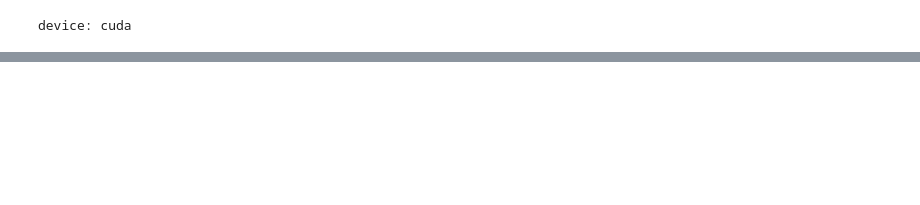
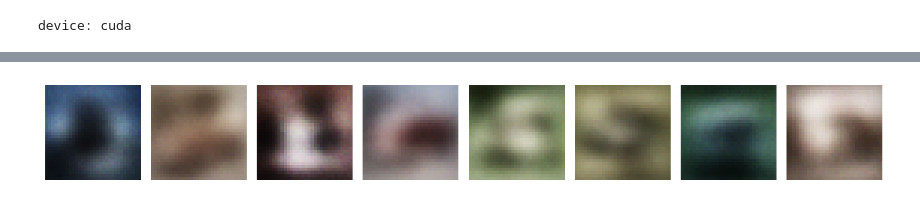
Before and after one commit to arman-hk/paper-impls, a Jupyter notebook: vae.ipynb, the cells around one changed output, grey strips where cells are left out. Saved outputs shown, nothing was run; the diff lists cells and outputs as text; code cells hidden in the pictures; blank space fills up the shorter version.

Commit message:
vae train and gen

```diff
--- a/vae.ipynb
+++ b/vae.ipynb
@@ -72,0 +98,22 @@ class VAE(nn.Module):
+# %%
+def train(model, trainloader, epochs=30):
+    optimizer = torch.optim.Adam(model.parameters(), lr=1e-4)
+
+    model.train()
+    for epoch in range(epochs):
+        total_loss = 0
+        for batch_idx, (data, _) in enumerate(tqdm(trainloader)):
+            data = data.to(device)
+            optimizer.zero_grad()
+
+            recon_batch, mu, log_var = model(data)
+
+            loss = loss_function(recon_batch, data, mu, log_var)
+
+            loss.backward()
+            optimizer.step()
+
+            total_loss += loss.item()
+
+        avg_loss = total_loss / len(trainloader.dataset)
+        print(f"epoch [{epoch+1}/{epochs}] avg Loss: {avg_loss:.4f}")
@@ -72,0 +145,6 @@ class VAE(nn.Module):
+# %%
+model = VAE().to(device)
+train(model, trainloader, epochs=30)
+
+test_batch, _ = next(iter(trainloader))
+plot_reconstruction(model, test_batch)
@@ -72,0 +165,18 @@ class VAE(nn.Module):
+# %%
+def generate_images(model, num_images=8):
+    model.eval()
+    with torch.no_grad():
+
+        z = torch.randn(num_images, 20).to(device)
+        sample = model.decoder(z)
+
+        plt.figure(figsize=(12, 3))
+        for i in range(num_images):
+            plt.subplot(1, num_images, i + 1)
+            plt.imshow(sample[i].view(3, 32, 32).permute(1, 2, 0).cpu())
+            plt.axis('off')
+        plt.tight_layout()
+
+generate_images(model)
+# %% [output]
+[figure, added]
```
Also changed, not shown: parts of 5 cells of this notebook.
